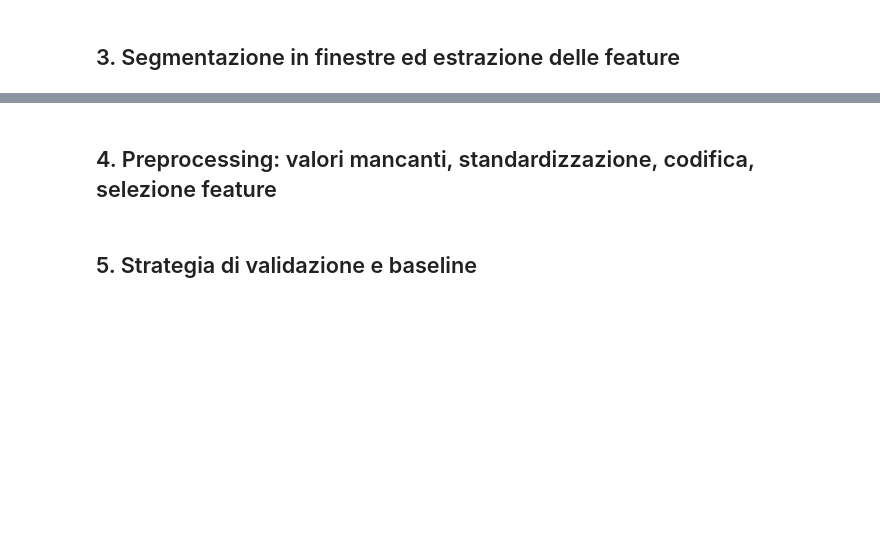
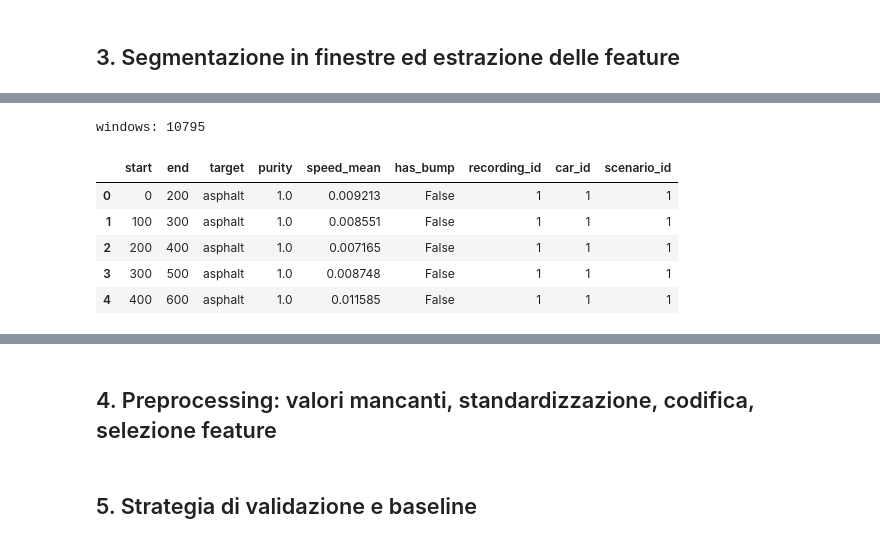
Before and after one commit to DennisBrancaleoni/ml-from-scratch, a Jupyter notebook: notebooks/progetto_pvs.ipynb, the cells around one changed output, grey strips where cells are left out. Saved outputs shown, nothing was run; the diff lists cells and outputs as text; code cells hidden in the pictures; blank space fills up the shorter version.

Commit message:
feat: windowing and segmentation of the features

```diff
--- a/notebooks/progetto_pvs.ipynb
+++ b/notebooks/progetto_pvs.ipynb
@@ -425,0 +518,18 @@ Decisioni prese in questa sezione, che passano alla segmentazione (sezione 3).
+# %%
+# build all the windows (2s, 50% overlap) from the 9 recordings
+from src.data_loading import load_all
+from src.windowing import make_windows, filter_windows
+from src.config import PURITY_MIN, MIN_SPEED_MPS
+
+df = load_all()
+windows = make_windows(df)
+print("windows:", len(windows))
+windows.head()
+# %% [output]
+windows: 10795
+|  | start | end | target | purity | speed_mean | has_bump | recording_id | car_id | scenario_id |
+| 0 | 0 | 200 | asphalt | 1.0 | 0.009213 | False | 1 | 1 | 1 |
+| 1 | 100 | 300 | asphalt | 1.0 | 0.008551 | False | 1 | 1 | 1 |
+| 2 | 200 | 400 | asphalt | 1.0 | 0.007165 | False | 1 | 1 | 1 |
+| 3 | 300 | 500 | asphalt | 1.0 | 0.008748 | False | 1 | 1 | 1 |
+| 4 | 400 | 600 | asphalt | 1.0 | 0.011585 | False | 1 | 1 | 1 |
```
Also changed, not shown: parts of 52 cells of this notebook, 2 other files.
